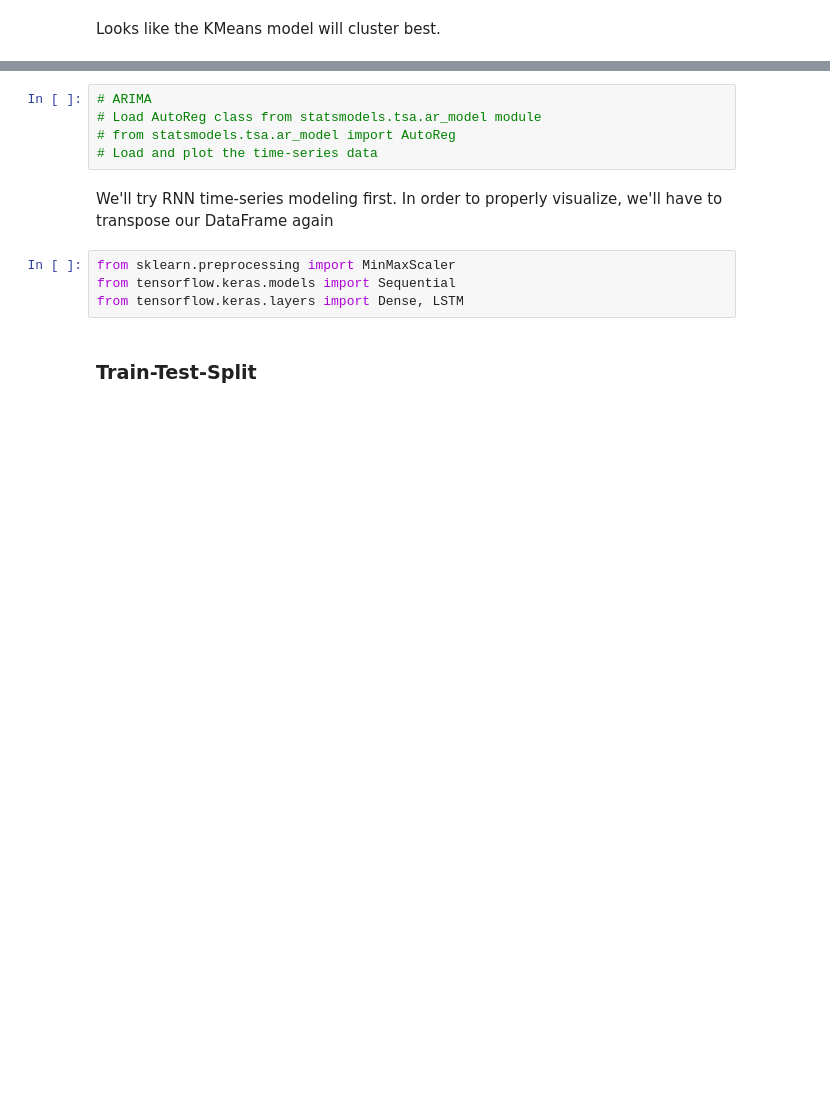
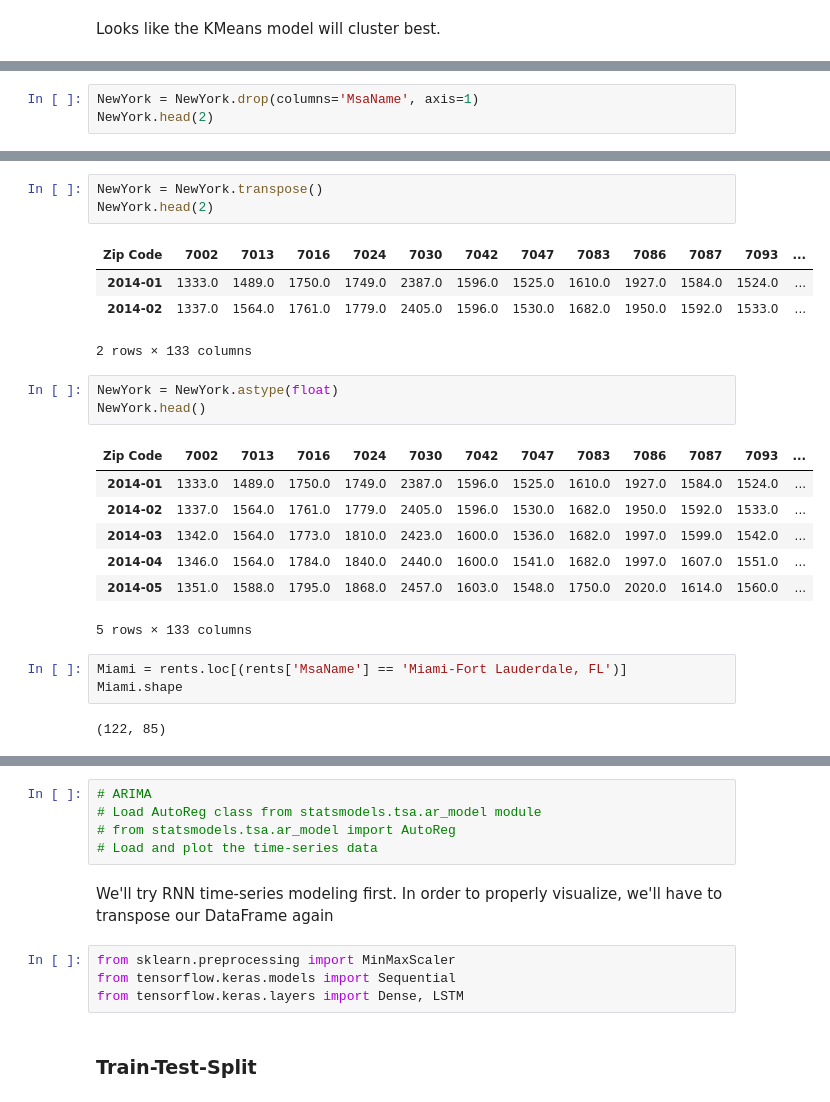
Before and after one commit to dcnarch/RentPricePredict, a Jupyter notebook: RentPricePredict.ipynb, the cells around one changed output, grey strips where cells are left out. Saved outputs shown, nothing was run; the diff lists cells and outputs as text; blank space fills up the shorter version.

```diff
--- a/RentPricePredict.ipynb
+++ b/RentPricePredict.ipynb
@@ -421,0 +545,3 @@ Looks like the KMeans model will cluster best.
+# %%
+NewYork = NewYork.drop(columns='MsaName', axis=1)
+NewYork.head(2)
@@ -421,0 +554,24 @@ Looks like the KMeans model will cluster best.
+# %%
+NewYork = NewYork.transpose()
+NewYork.head(2)
+# %% [output]
+| Zip Code | 7002 | 7013 | 7016 | 7024 | 7030 | 7042 | 7047 | 7083 | 7086 | 7087 | 7093 | ... |
+| 2014-01 | 1333.0 | 1489.0 | 1750.0 | 1749.0 | 2387.0 | 1596.0 | 1525.0 | 1610.0 | 1927.0 | 1584.0 | 1524.0 | ... |
+| 2014-02 | 1337.0 | 1564.0 | 1761.0 | 1779.0 | 2405.0 | 1596.0 | 1530.0 | 1682.0 | 1950.0 | 1592.0 | 1533.0 | ... |
+2 rows × 133 columns
+# %%
+NewYork = NewYork.astype(float)
+NewYork.head()
+# %% [output]
+| Zip Code | 7002 | 7013 | 7016 | 7024 | 7030 | 7042 | 7047 | 7083 | 7086 | 7087 | 7093 | ... |
+| 2014-01 | 1333.0 | 1489.0 | 1750.0 | 1749.0 | 2387.0 | 1596.0 | 1525.0 | 1610.0 | 1927.0 | 1584.0 | 1524.0 | ... |
+| 2014-02 | 1337.0 | 1564.0 | 1761.0 | 1779.0 | 2405.0 | 1596.0 | 1530.0 | 1682.0 | 1950.0 | 1592.0 | 1533.0 | ... |
+| 2014-03 | 1342.0 | 1564.0 | 1773.0 | 1810.0 | 2423.0 | 1600.0 | 1536.0 | 1682.0 | 1997.0 | 1599.0 | 1542.0 | ... |
+| 2014-04 | 1346.0 | 1564.0 | 1784.0 | 1840.0 | 2440.0 | 1600.0 | 1541.0 | 1682.0 | 1997.0 | 1607.0 | 1551.0 | ... |
+| 2014-05 | 1351.0 | 1588.0 | 1795.0 | 1868.0 | 2457.0 | 1603.0 | 1548.0 | 1750.0 | 2020.0 | 1614.0 | 1560.0 | ... |
+5 rows × 133 columns
+# %%
+Miami = rents.loc[(rents['MsaName'] == 'Miami-Fort Lauderdale, FL')]
+Miami.shape
+# %% [output]
+(122, 85)
```
Also changed, not shown: parts of 24 cells of this notebook.
